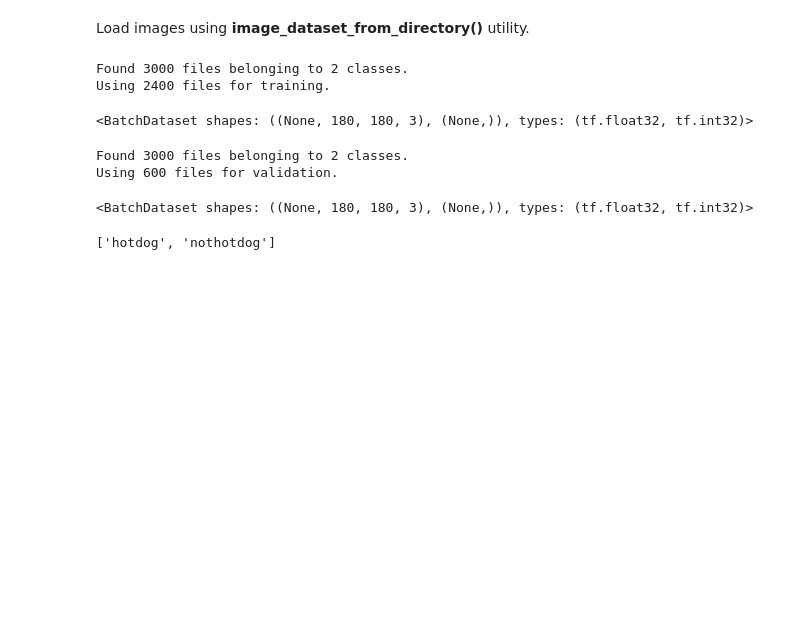
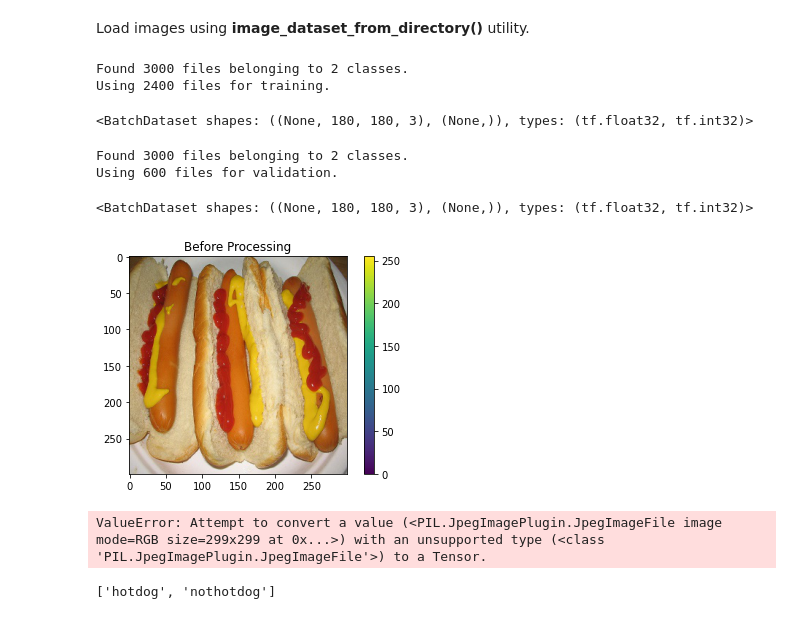
Before and after one commit to rsanchez-dv/Data_Science_Labs, a Jupyter notebook: HotDog/HotDog_NotHotDog_starter.ipynb, the cells around one changed output. Drawn from its saved outputs; the diff is of its cells as text; code cells hidden in the pictures; blank space fills up the shorter version.

```diff
--- a/HotDog/HotDog_NotHotDog_starter.ipynb
+++ b/HotDog/HotDog_NotHotDog_starter.ipynb
@@ -82,6 +82,29 @@ batch_ds_val
 Found 3000 files belonging to 2 classes.
 Using 600 files for validation.
 <BatchDataset shapes: ((None, 180, 180, 3), (None,)), types: (tf.float32, tf.int32)>
+# %%
+# Read Data
+import glob
+import matplotlib.image as mpimg
+fun_data_dir = pathlib.Path('fun_data/')
+foods = list(fun_data_dir.glob('*.jpg'))
+img = mpimg.imread(foods[1])
+plt.imshow(img)
+plt.title("Before Processing")
+
+plt.colorbar()
+plt.grid(False)
+plt.show()
+
+#PIL.Image.open(str(foods[1]))
+nl = layers.experimental.preprocessing.Rescaling(1./255)
+one_food = PIL.Image.open(str(foods[1]))
+
+image_tensor = tf.convert_to_tensor(one_food, dtype=tf.float32)
+display(type(( nl(one_food))))
+# %% [output]
+[figure, added]
+ValueError: Attempt to convert a value (<PIL.JpegImagePlugin.JpegImageFile image mode=RGB size=299x299 at 0x...>) with an unsupported type (<class 'PIL.JpegImagePlugin.JpegImageFile'>) to a Tensor.
 # %%
 # Print class names for the training subset
 #CODE HERE
```
Also changed, not shown: parts of 3 cells of this notebook, 8 other files.
